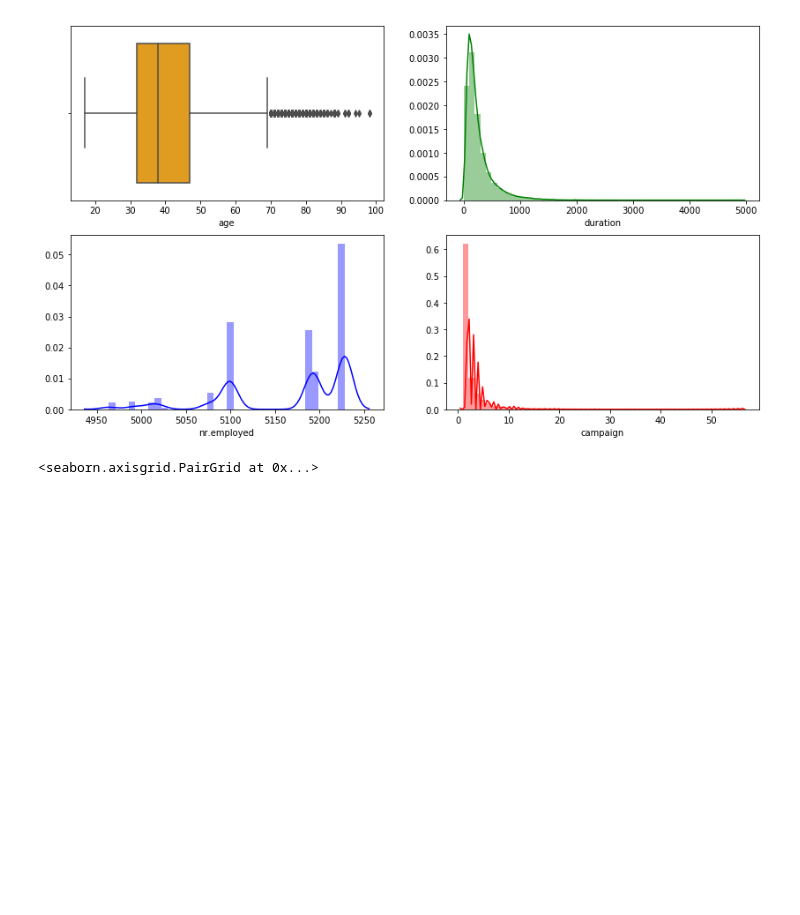
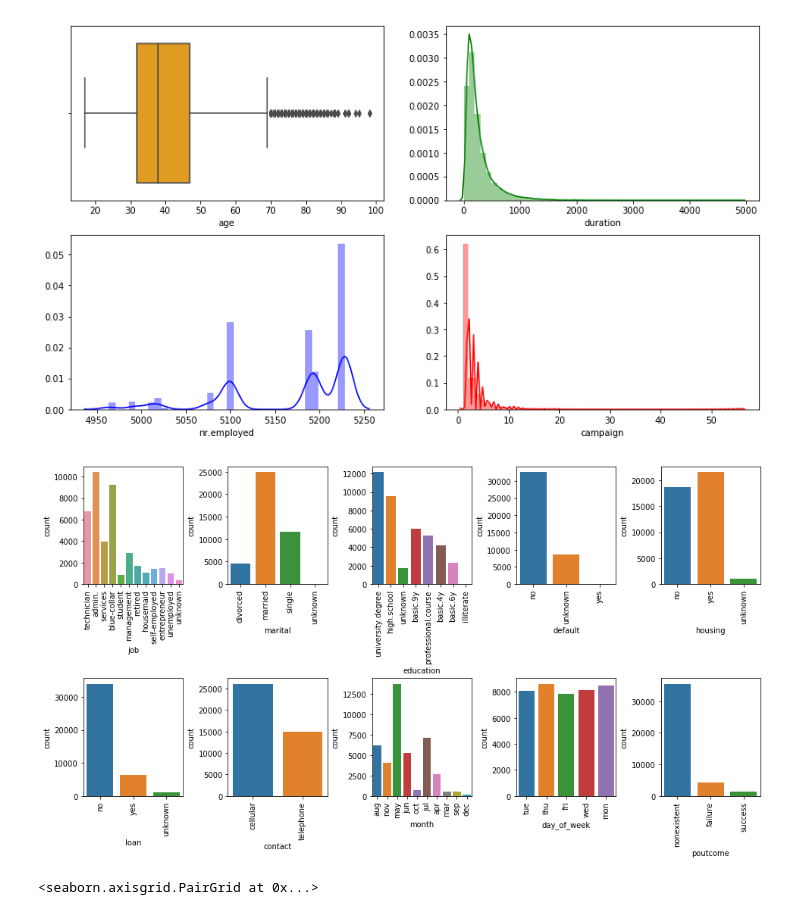
Before and after one commit to suroor89/Bank-Marketing-Campaign-for-Term-Deposit, a Jupyter notebook: Bank-Marketing-Client-Subscription-/bank_marketing_analytics.ipynb, the cells around one changed output. Saved outputs shown, nothing was run; the diff lists cells and outputs as text; code cells hidden in the pictures; blank space fills up the shorter version.

Commit message:
visualize the data

```diff
--- a/Bank-Marketing-Client-Subscription-/bank_marketing_analytics.ipynb
+++ b/Bank-Marketing-Client-Subscription-/bank_marketing_analytics.ipynb
@@ -230,4 +230,14 @@ sns.distplot(clean_bank_data.campaign, color='red')
 plt.show()
 # %% [output]
 [figure]
+# %%
+# Visualize all categorical variables
+fig, ax = plt.subplots(2, 5, figsize=(16, 8))
+for variable, subplot in zip(categorical_vars, ax.flatten()):
+    sns.countplot(clean_bank_data[variable], ax=subplot)
+    for label in subplot.get_xticklabels():
+        label.set_rotation(90)
+plt.subplots_adjust(wspace=0.45, hspace=0.8)
+# %% [output]
+[figure, added]
 # %%
```
Also changed, not shown: parts of 4 cells of this notebook.
